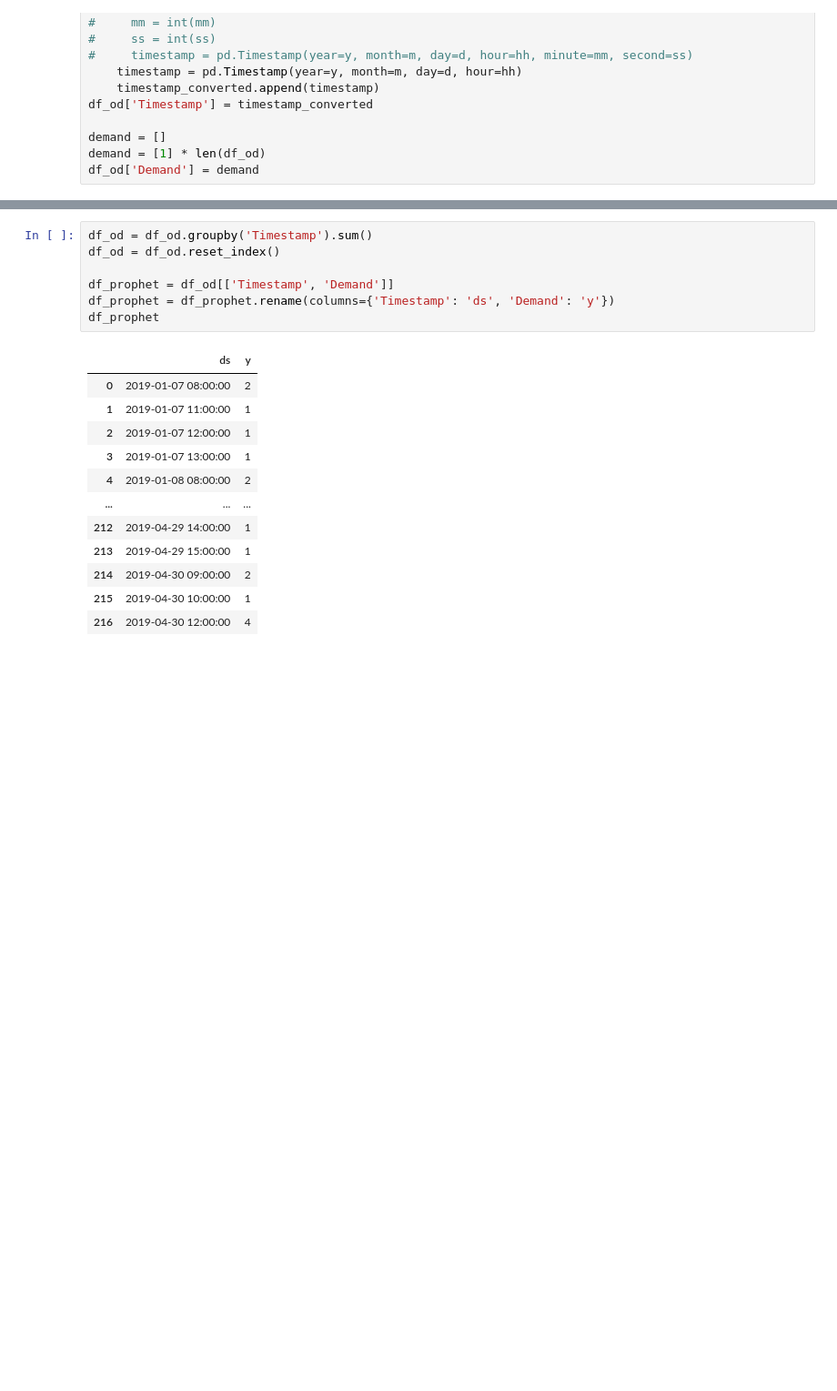
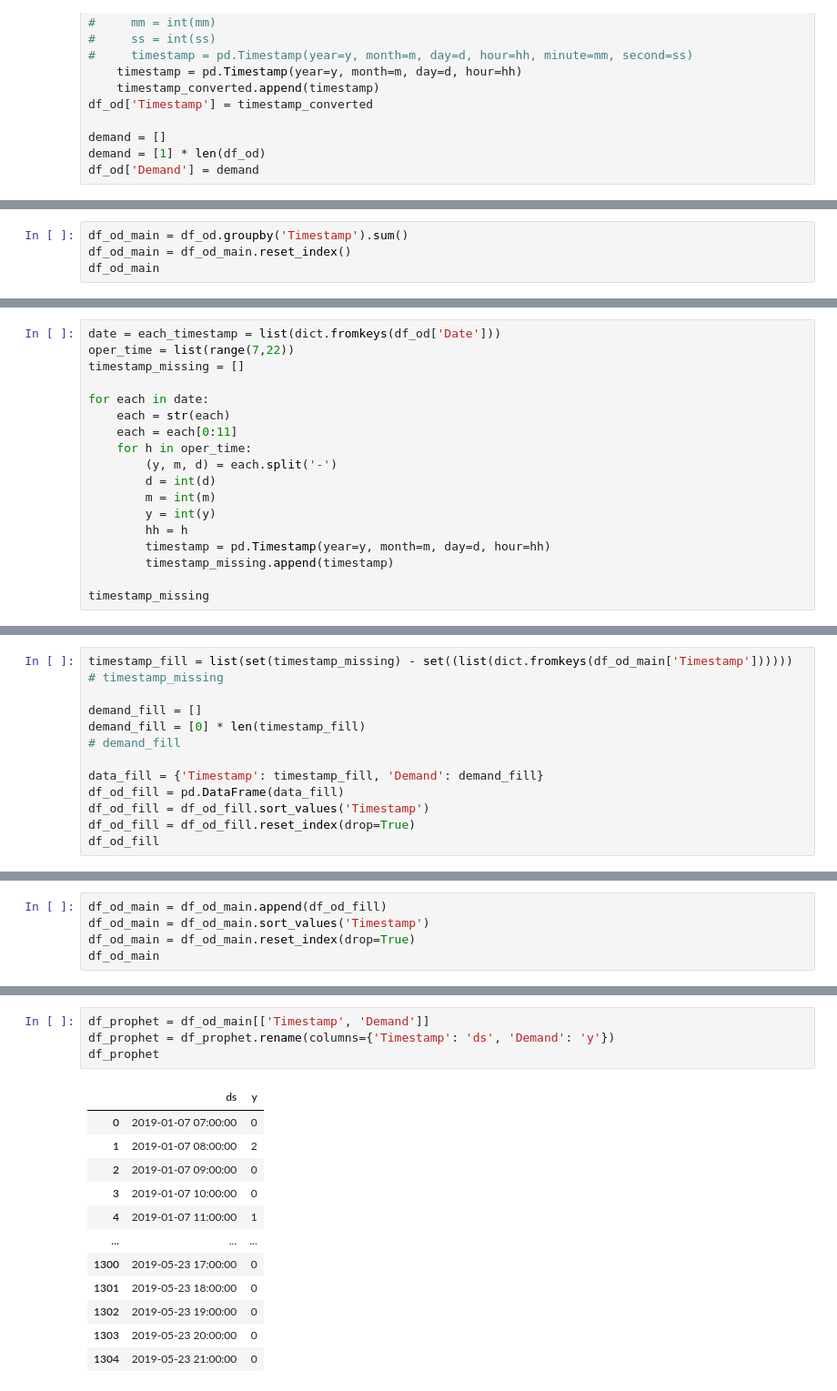
Before and after one commit to winnpm/ha-mo_data_visualization, a Jupyter notebook: Models.ipynb, the cells around one changed output, grey strips where cells are left out. Shown at 91% size. Cells and saved outputs as stored; diff of their text form; blank space fills up the shorter version.

```diff
--- a/Models.ipynb
+++ b/Models.ipynb
@@ -1073 +1041,5 @@ df_od = df_od[:'2019-04-30']
 df_od = df_od.reset_index()
+# %%
+df_od_main = df_od.groupby('Timestamp').sum()
+df_od_main = df_od_main.reset_index()
+df_od_main
@@ -1073,0 +1060,18 @@ df_od = df_od.reset_index()
+# %%
+date = each_timestamp = list(dict.fromkeys(df_od['Date']))
+oper_time = list(range(7,22))
+timestamp_missing = []
+
+for each in date:
+    each = str(each)
+    each = each[0:11]
+    for h in oper_time:
+        (y, m, d) = each.split('-')
+        d = int(d)
+        m = int(m)
+        y = int(y)
+        hh = h
+        timestamp = pd.Timestamp(year=y, month=m, day=d, hour=hh)
+        timestamp_missing.append(timestamp)
+
+timestamp_missing
@@ -1073,0 +1096,13 @@ df_od = df_od.reset_index()
+# %%
+timestamp_fill = list(set(timestamp_missing) - set((list(dict.fromkeys(df_od_main['Timestamp'])))))
+# timestamp_missing
+
+demand_fill = []
+demand_fill = [0] * len(timestamp_fill)
+# demand_fill
+
+data_fill = {'Timestamp': timestamp_fill, 'Demand': demand_fill}
+df_od_fill = pd.DataFrame(data_fill)
+df_od_fill = df_od_fill.sort_values('Timestamp')
+df_od_fill = df_od_fill.reset_index(drop=True)
+df_od_fill
@@ -1073,0 +1123,5 @@ df_od = df_od.reset_index()
+# %%
+df_od_main = df_od_main.append(df_od_fill)
+df_od_main = df_od_main.sort_values('Timestamp')
+df_od_main = df_od_main.reset_index(drop=True)
+df_od_main
@@ -1074,20 +1142,17 @@ df_od = df_od.reset_index()
 # %%
-df_od = df_od.groupby('Timestamp').sum()
-df_od = df_od.reset_index()
-
-df_prophet = df_od[['Timestamp', 'Demand']]
+df_prophet = df_od_main[['Timestamp', 'Demand']]
 df_prophet = df_prophet.rename(columns={'Timestamp': 'ds', 'Demand': 'y'})
 df_prophet
 # %% [output]
 |  | ds | y |
-| 0 | 2019-01-07 08:00:00 | 2 |
-| 1 | 2019-01-07 11:00:00 | 1 |
-| 2 | 2019-01-07 12:00:00 | 1 |
-| 3 | 2019-01-07 13:00:00 | 1 |
-| 4 | 2019-01-08 08:00:00 | 2 |
+| 0 | 2019-01-07 07:00:00 | 0 |
+| 1 | 2019-01-07 08:00:00 | 2 |
+| 2 | 2019-01-07 09:00:00 | 0 |
+| 3 | 2019-01-07 10:00:00 | 0 |
+| 4 | 2019-01-07 11:00:00 | 1 |
 | ... | ... | ... |
-| 212 | 2019-04-29 14:00:00 | 1 |
-| 213 | 2019-04-29 15:00:00 | 1 |
-| 214 | 2019-04-30 09:00:00 | 2 |
-| 215 | 2019-04-30 10:00:00 | 1 |
-| 216 | 2019-04-30 12:00:00 | 4 |
+| 1300 | 2019-05-23 17:00:00 | 0 |
+| 1301 | 2019-05-23 18:00:00 | 0 |
+| 1302 | 2019-05-23 19:00:00 | 0 |
+| 1303 | 2019-05-23 20:00:00 | 0 |
+| 1304 | 2019-05-23 21:00:00 | 0 |
```
Also changed, not shown: parts of 40 cells of this notebook.
